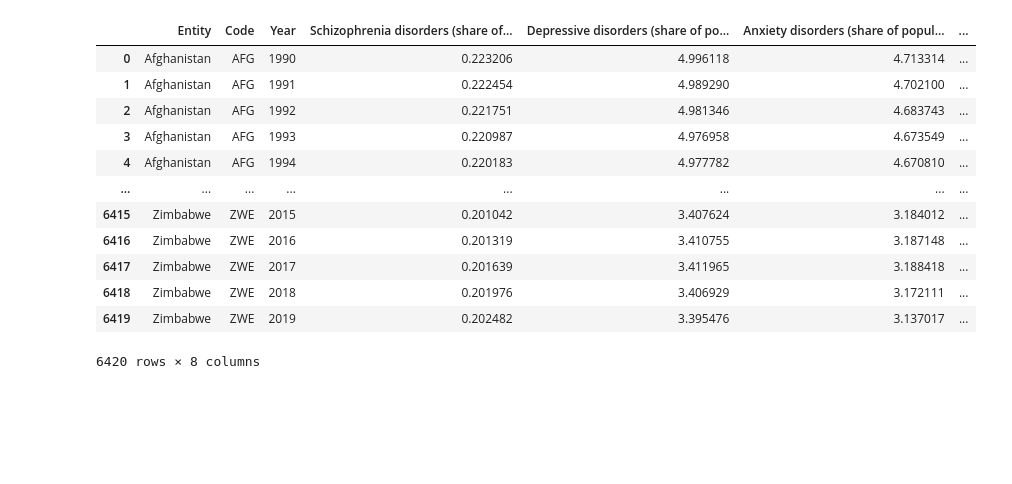
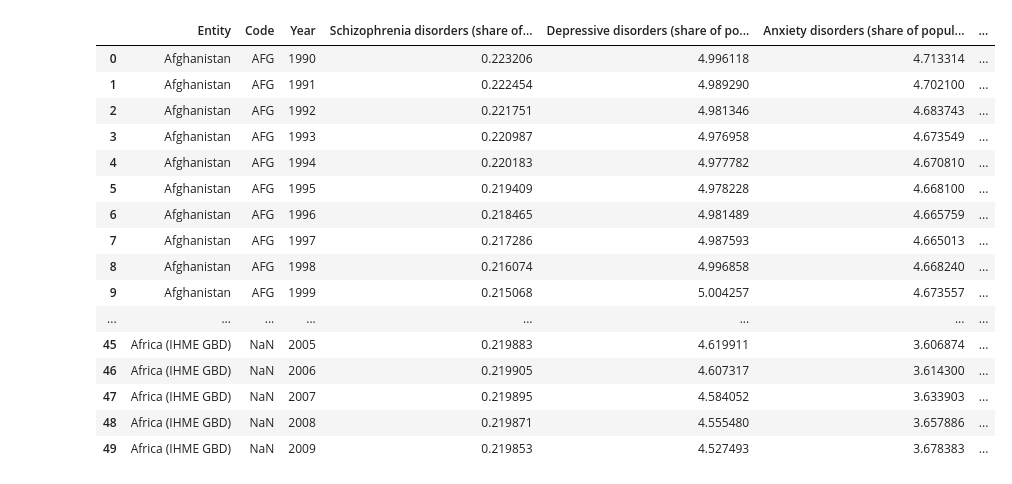
Before and after one commit to PaulinaAragon/ESTADISTICA, a Jupyter notebook: eii_u1_e_22150580.ipynb, the cells around one changed output. Saved outputs shown, nothing was run; the diff lists cells and outputs as text; code cells hidden in the pictures; blank space fills up the shorter version.

```diff
--- a/eii_u1_e_22150580.ipynb
+++ b/eii_u1_e_22150580.ipynb
@@ -3,21 +3,26 @@
 # %%
 import pandas as pd
 df = pd.read_csv('https://raw.githubusercontent.com/PaulinaAragon/ESTADISTICA/refs/heads/main/mental_health.csv')
 df
+df.head(50)
 # %% [output]
 |  | Entity | Code | Year | Schizophrenia disorders (share of... | Depressive disorders (share of po... | Anxiety disorders (share of popul... | ... |
 | 0 | Afghanistan | AFG | 1990 | 0.223206 | 4.996118 | 4.713314 | ... |
 | 1 | Afghanistan | AFG | 1991 | 0.222454 | 4.989290 | 4.702100 | ... |
 | 2 | Afghanistan | AFG | 1992 | 0.221751 | 4.981346 | 4.683743 | ... |
 | 3 | Afghanistan | AFG | 1993 | 0.220987 | 4.976958 | 4.673549 | ... |
 | 4 | Afghanistan | AFG | 1994 | 0.220183 | 4.977782 | 4.670810 | ... |
+| 5 | Afghanistan | AFG | 1995 | 0.219409 | 4.978228 | 4.668100 | ... |
+| 6 | Afghanistan | AFG | 1996 | 0.218465 | 4.981489 | 4.665759 | ... |
+| 7 | Afghanistan | AFG | 1997 | 0.217286 | 4.987593 | 4.665013 | ... |
+| 8 | Afghanistan | AFG | 1998 | 0.216074 | 4.996858 | 4.668240 | ... |
+| 9 | Afghanistan | AFG | 1999 | 0.215068 | 5.004257 | 4.673557 | ... |
 | ... | ... | ... | ... | ... | ... | ... | ... |
-| 6415 | Zimbabwe | ZWE | 2015 | 0.201042 | 3.407624 | 3.184012 | ... |
-| 6416 | Zimbabwe | ZWE | 2016 | 0.201319 | 3.410755 | 3.187148 | ... |
-| 6417 | Zimbabwe | ZWE | 2017 | 0.201639 | 3.411965 | 3.188418 | ... |
-| 6418 | Zimbabwe | ZWE | 2018 | 0.201976 | 3.406929 | 3.172111 | ... |
-| 6419 | Zimbabwe | ZWE | 2019 | 0.202482 | 3.395476 | 3.137017 | ... |
+| 45 | Africa (IHME GBD) | NaN | 2005 | 0.219883 | 4.619911 | 3.606874 | ... |
+| 46 | Africa (IHME GBD) | NaN | 2006 | 0.219905 | 4.607317 | 3.614300 | ... |
+| 47 | Africa (IHME GBD) | NaN | 2007 | 0.219895 | 4.584052 | 3.633903 | ... |
+| 48 | Africa (IHME GBD) | NaN | 2008 | 0.219871 | 4.555480 | 3.657886 | ... |
+| 49 | Africa (IHME GBD) | NaN | 2009 | 0.219853 | 4.527493 | 3.678383 | ... |
-6420 rows × 8 columns
 # %%
 #a) hipótesis de causalidad: Redacta una hipótesis sobre la causalidad entre las dos variables, a su vez, establece la variable dependiente y la variable independiente.
 #Hipótesis de casualidad: Un mayor porcentaje de población con trastornos depresivos está asociado con un mayor porcentaje de población con
```
Also changed, not shown: parts of 1 cell of this notebook.
